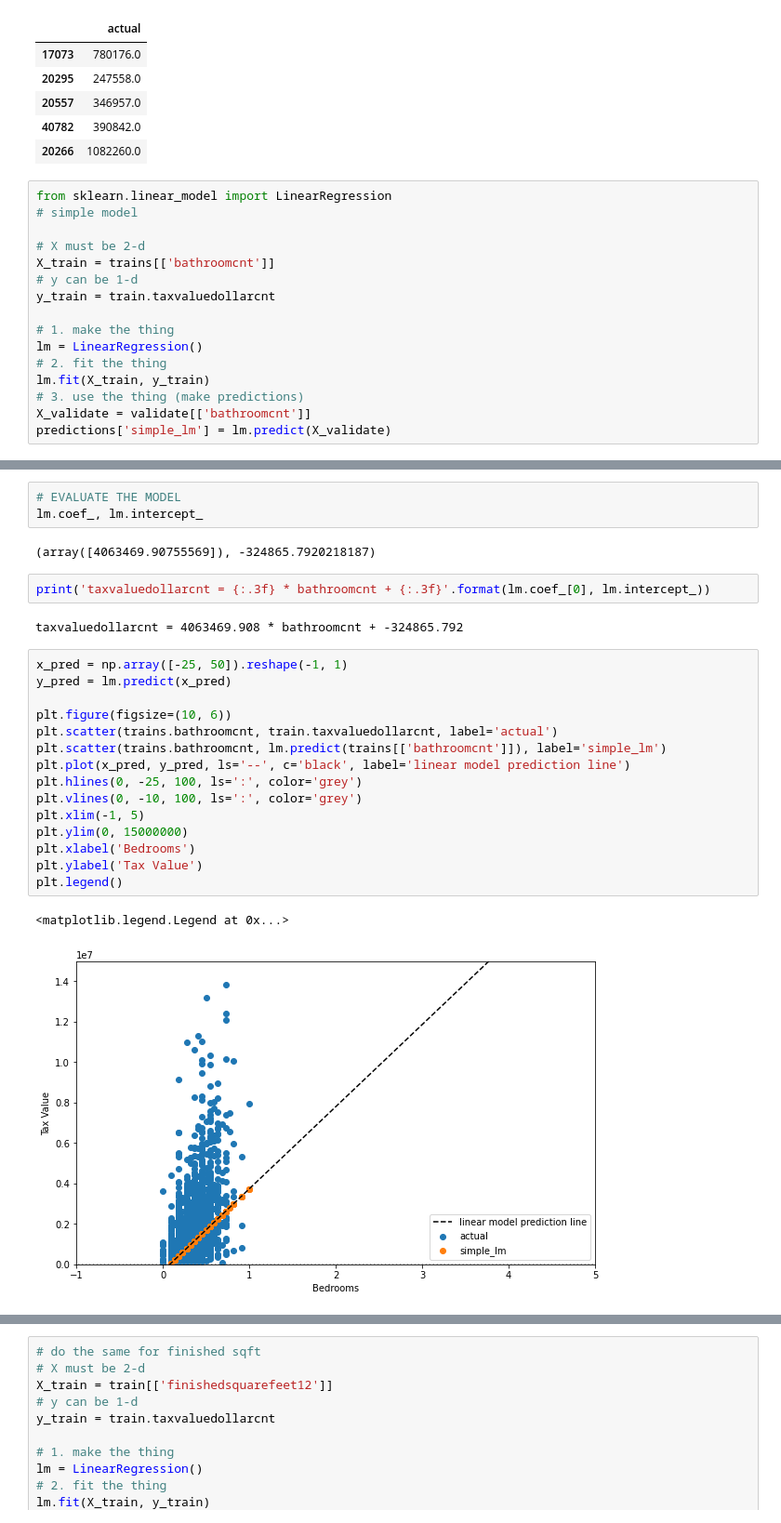
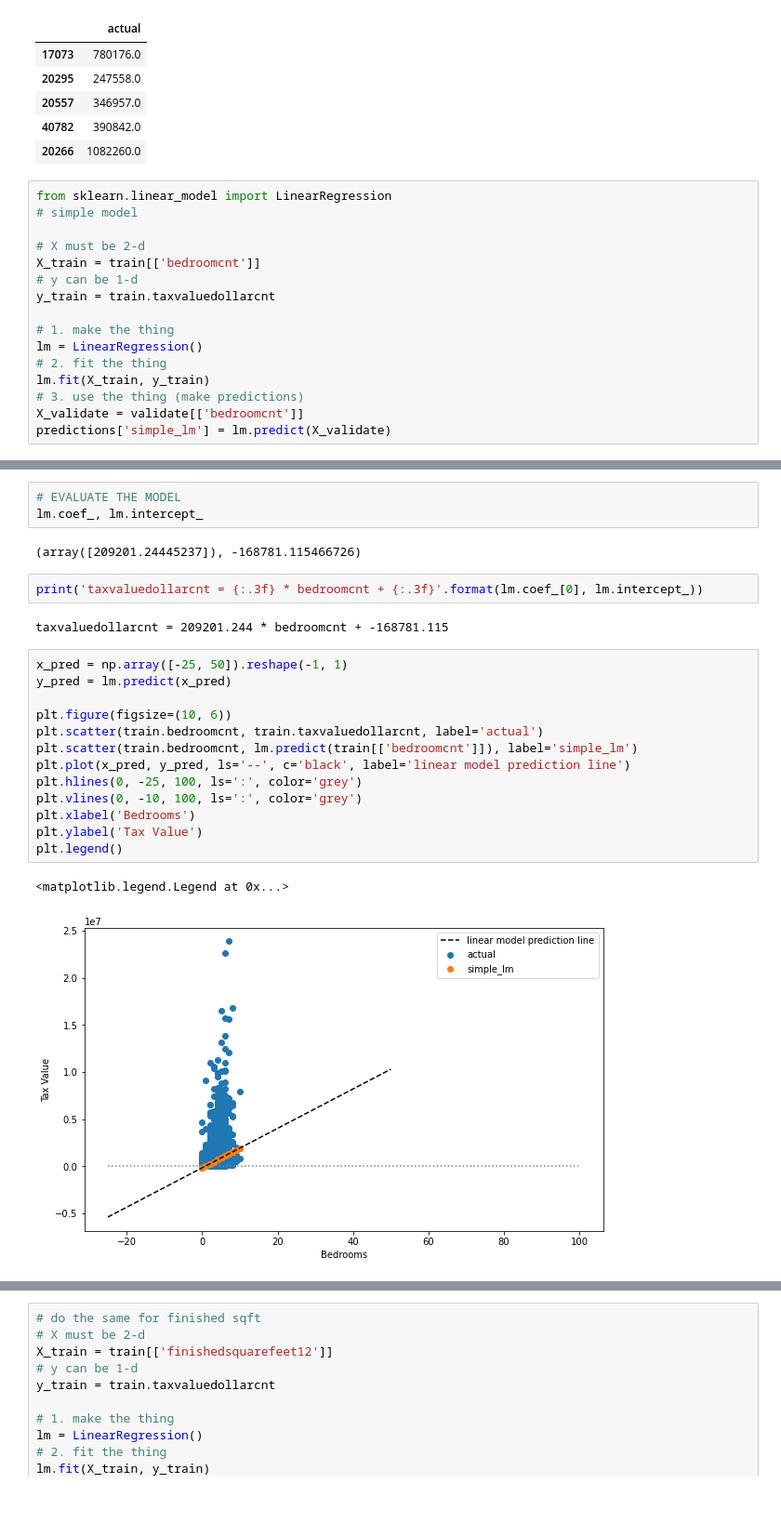
Before and after one commit to craigcalzado/regression-project, a Jupyter notebook: modeling_project.ipynb, the cells around one changed output, grey strips where cells are left out. Shown: that part at 93% size. Saved outputs shown, nothing was run; the diff lists cells and outputs as text.

```diff
--- a/modeling_project.ipynb
+++ b/modeling_project.ipynb
@@ -62,7 +62,7 @@ from sklearn.linear_model import LinearRegression
 # simple model
 
 # X must be 2-d
-X_train = trains[['bathroomcnt']]
+X_train = train[['bedroomcnt']]
 # y can be 1-d
 y_train = train.taxvaluedollarcnt
 
@@ -71,7 +71,7 @@ lm = LinearRegression()
 # 2. fit the thing
 lm.fit(X_train, y_train)
 # 3. use the thing (make predictions)
-X_validate = validate[['bathroomcnt']]
+X_validate = validate[['bedroomcnt']]
 predictions['simple_lm'] = lm.predict(X_validate)
 # %%
 predictions.head()
@@ -86,27 +86,25 @@ predictions.head()
 # EVALUATE THE MODEL
 lm.coef_, lm.intercept_
 # %% [output]
-(array([4063469.90755569]), -324865.7920218187)
+(array([209201.24445237]), -168781.115466726)
 # %%
-print('taxvaluedollarcnt = {:.3f} * bathroomcnt + {:.3f}'.format(lm.coef_[0], lm.intercept_))
+print('taxvaluedollarcnt = {:.3f} * bedroomcnt + {:.3f}'.format(lm.coef_[0], lm.intercept_))
 # %% [output]
-taxvaluedollarcnt = 4063469.908 * bathroomcnt + -324865.792
+taxvaluedollarcnt = 209201.244 * bedroomcnt + -168781.115
 # %%
 x_pred = np.array([-25, 50]).reshape(-1, 1)
 y_pred = lm.predict(x_pred)
 
 plt.figure(figsize=(10, 6))
-plt.scatter(trains.bathroomcnt, train.taxvaluedollarcnt, label='actual')
-plt.scatter(trains.bathroomcnt, lm.predict(trains[['bathroomcnt']]), label='simple_lm')
+plt.scatter(train.bedroomcnt, train.taxvaluedollarcnt, label='actual')
+plt.scatter(train.bedroomcnt, lm.predict(train[['bedroomcnt']]), label='simple_lm')
 plt.plot(x_pred, y_pred, ls='--', c='black', label='linear model prediction line')
 plt.hlines(0, -25, 100, ls=':', color='grey')
 plt.vlines(0, -10, 100, ls=':', color='grey')
-plt.xlim(-1, 5)
-plt.ylim(0, 15000000)
 plt.xlabel('Bedrooms')
 plt.ylabel('Tax Value')
 plt.legend()
 # %% [output]
 <matplotlib.legend.Legend at 0x...>
-[figure, old version]
+[figure, new version]
 # %%
```
Also changed, not shown: parts of 16 cells of this notebook.
